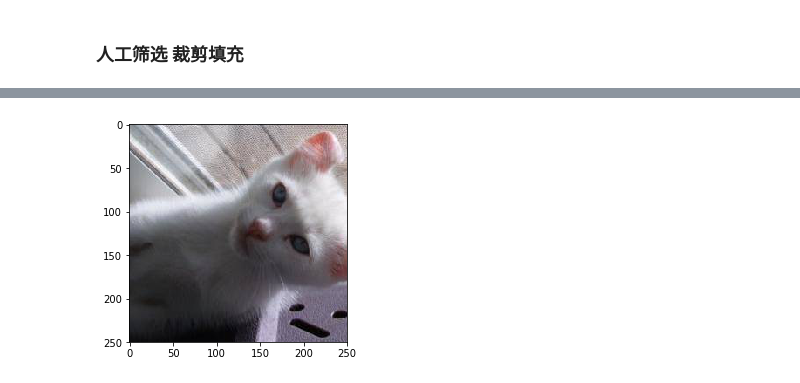
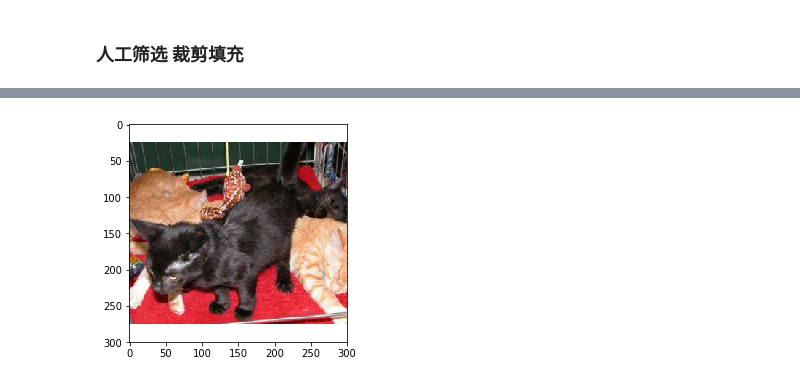
Before and after one commit to crj0322/dog_vs_cat, a Jupyter notebook: classification/data_preprocess.ipynb, the cells around one changed output, grey strips where cells are left out. Saved outputs shown, nothing was run; the diff lists cells and outputs as text; code cells hidden in the pictures.

```diff
--- a/classification/data_preprocess.ipynb
+++ b/classification/data_preprocess.ipynb
@@ -152,4 +152,4 @@ del filename
 # %%
-crop_img('cat.519.jpg', 50, 300, 50, 300)
+crop_img('cat.4965.jpg', 50, 300, 100, 400, 25, 0)
 # %% [output]
-[figure, old version]
+[figure, new version]
```
Also changed, not shown: parts of 24 cells of this notebook, 6 other files.
